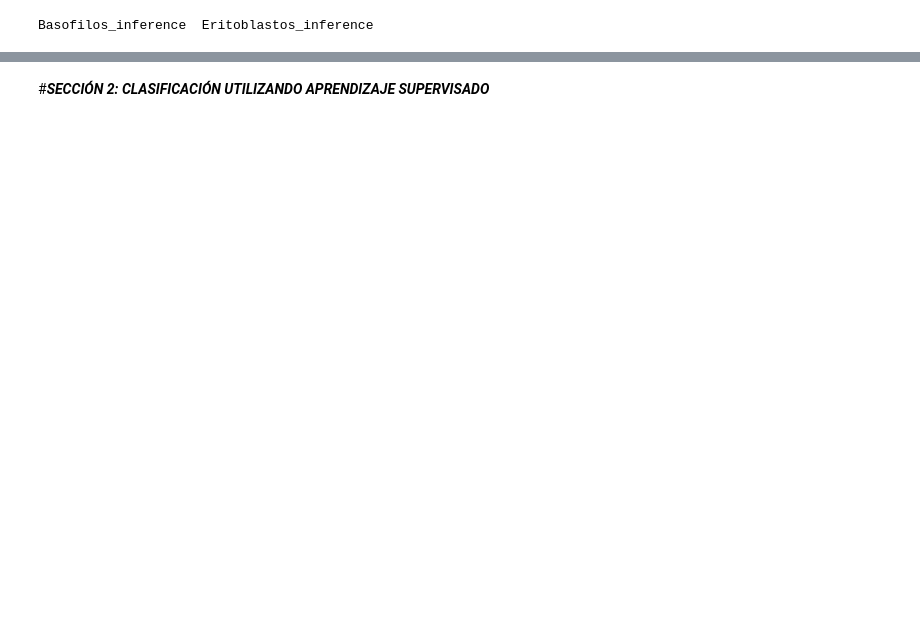
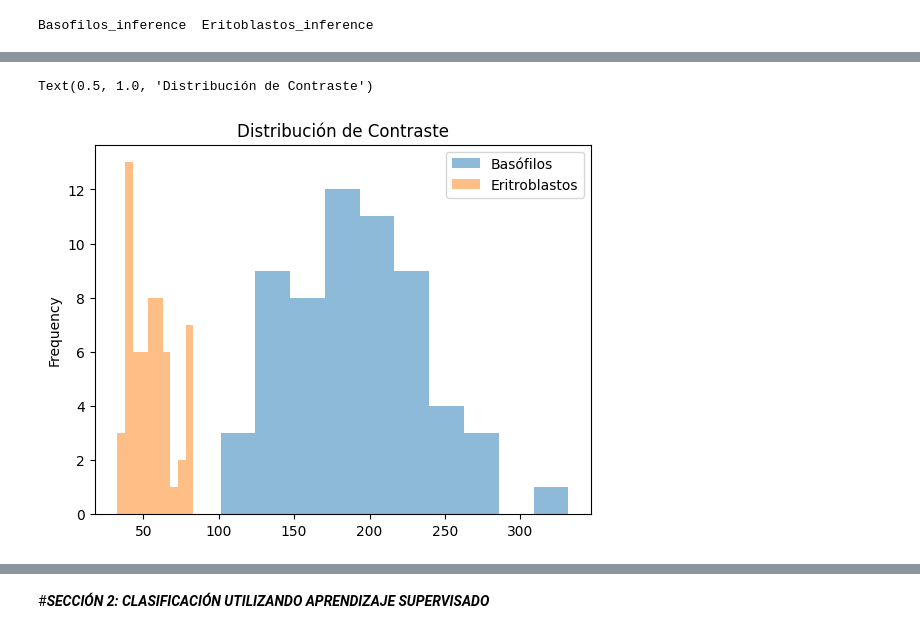
Before and after one commit to MiguelAngeloTr/Aprendizaje_Automatico, a Jupyter notebook: Entrega_6/Clasificacion_de_celulas.ipynb, the cells around one changed output, grey strips where cells are left out. Saved outputs shown, nothing was run; the diff lists cells and outputs as text; code cells hidden in the pictures; blank space fills up the shorter version.

```diff
--- a/Entrega_6/Clasificacion_de_celulas.ipynb
+++ b/Entrega_6/Clasificacion_de_celulas.ipynb
@@ -296,0 +220,9 @@ plt.show()
+# %%
+#Contraste
+
+celulas[celulas["clase"]==0]["contraste"].plot(kind="hist", alpha=0.5, label="Basófilos")
+celulas[celulas["clase"]==1]["contraste"].plot(kind="hist", alpha=0.5, label="Eritroblastos")
+plt.legend(); plt.title("Distribución de Contraste")
+# %% [output]
+Text(0.5, 1.0, 'Distribución de Contraste')
+[figure, added]
```
Also changed, not shown: parts of 32 cells of this notebook.
